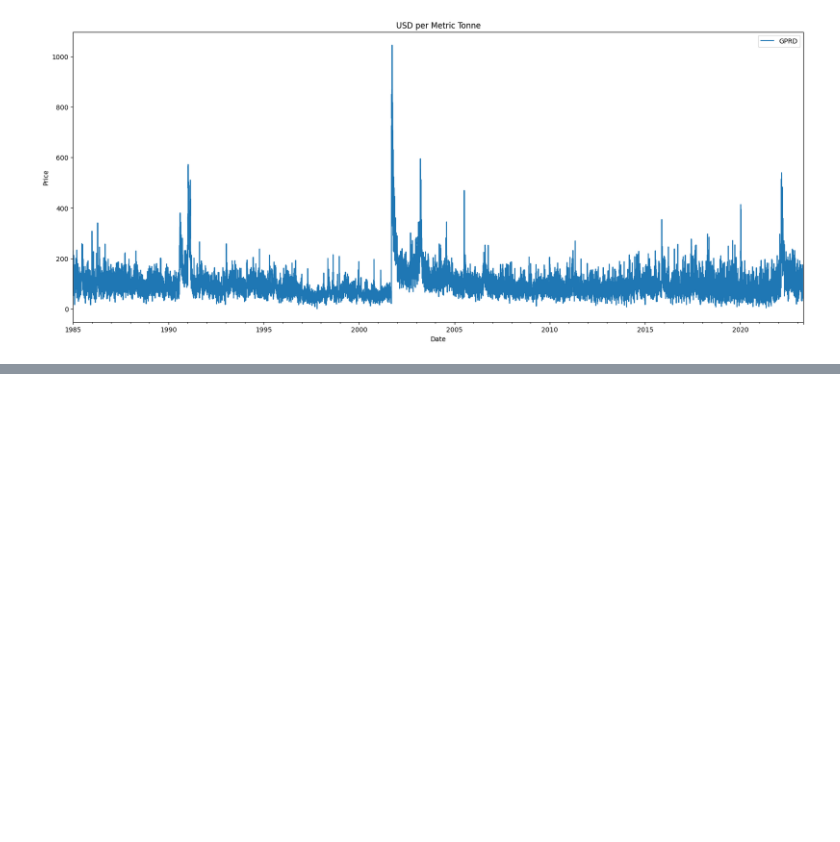
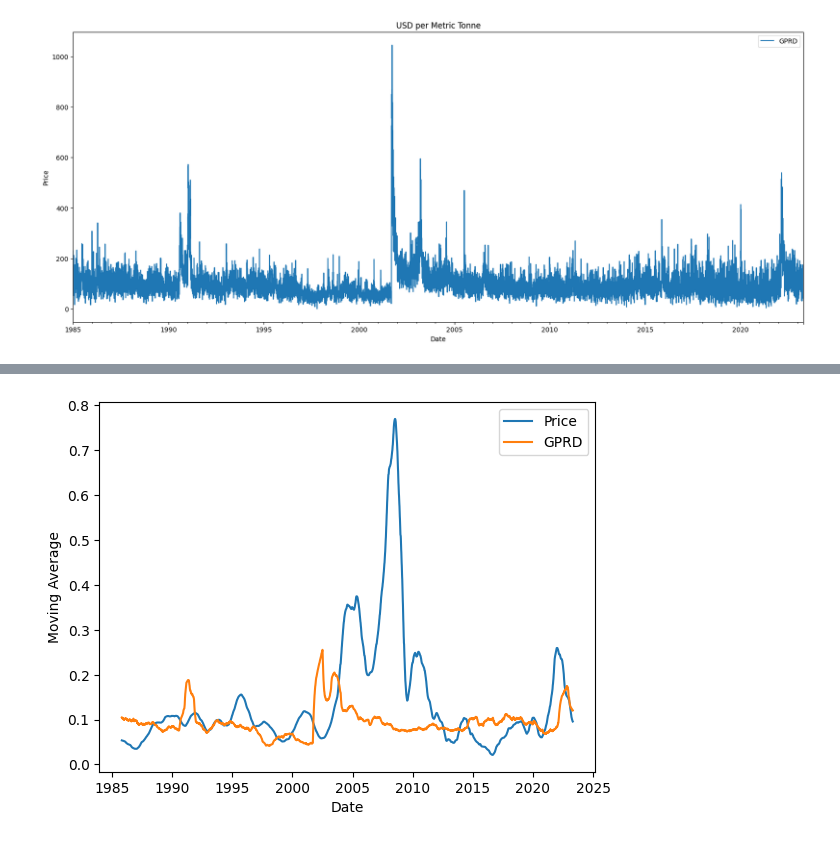
Before and after one commit to abaskon/Thesis, a Jupyter notebook: GPR_and_DBI.ipynb, the cells around one changed output, grey strips where cells are left out. Saved outputs shown, nothing was run; the diff lists cells and outputs as text; code cells hidden in the pictures; blank space fills up the shorter version.

```diff
--- a/GPR_and_DBI.ipynb
+++ b/GPR_and_DBI.ipynb
@@ -347,0 +171,15 @@ gpr_coeffs = pywt.wavedec(merged_data['GPRD'], wavelet, level=level)
+# %%
+df.set_index('Date', inplace=True)
+
+# calculate the rolling mean of Price and GPRD with a window of 30 days
+rolling_mean = df.rolling(window=200).mean()
+
+# plot the rolling mean of Price and GPRD with Date as x-axis
+plt.plot(rolling_mean['Price'], label='Price')
+plt.plot(rolling_mean['GPRD'], label='GPRD')
+plt.xlabel('Date')
+plt.ylabel('Moving Average')
+plt.legend()
+plt.show()
+# %% [output]
+[figure, added]
```
Also changed, not shown: parts of 61 cells of this notebook.
